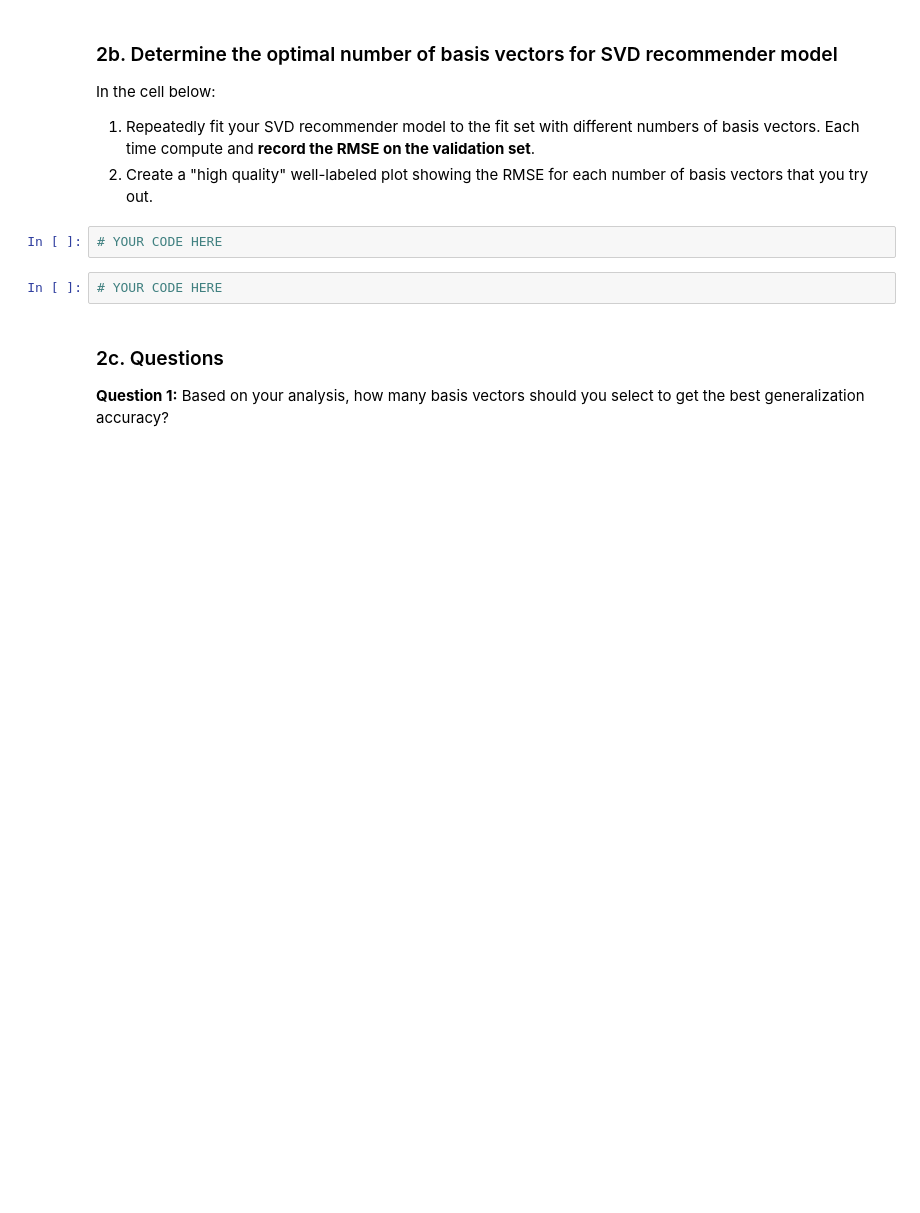
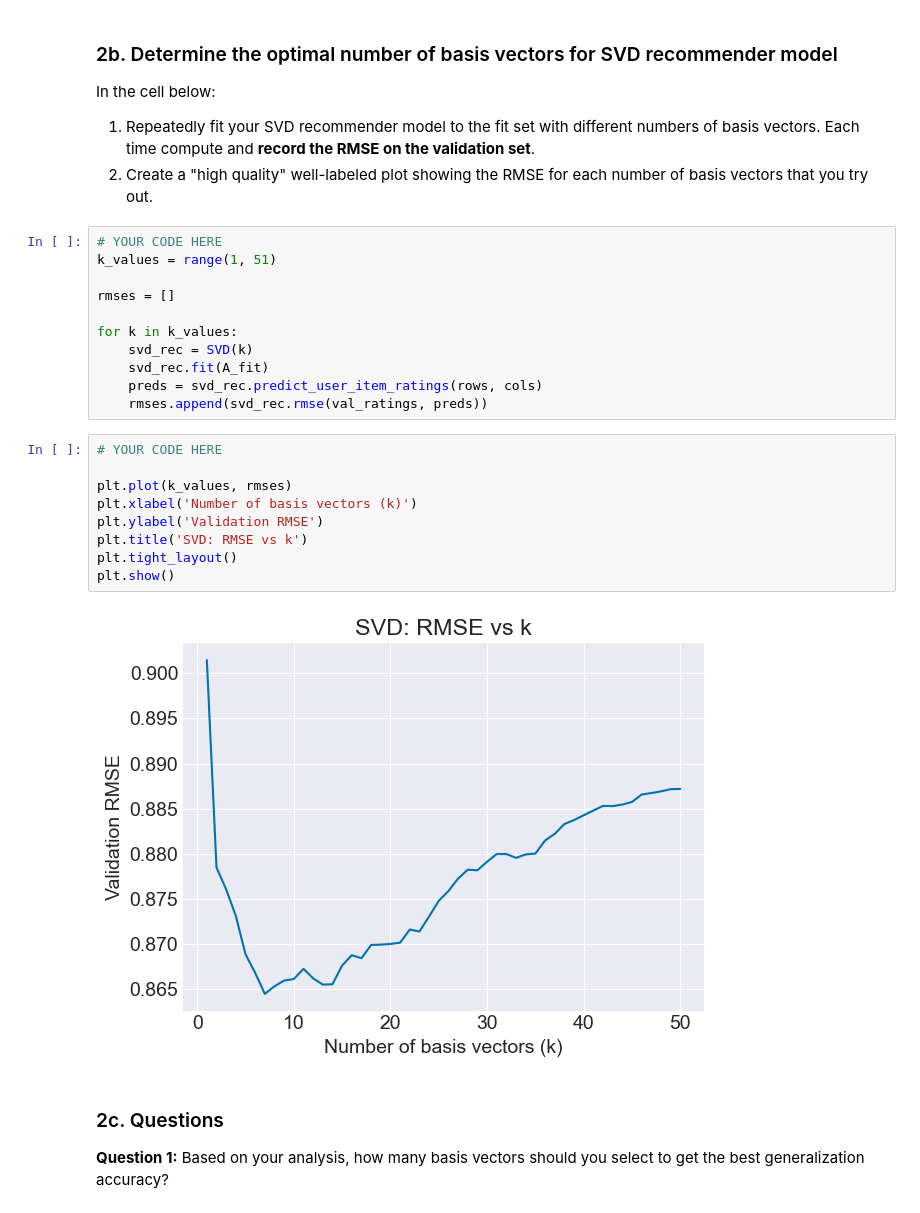
Before and after one commit to Mickey-Zhaang/ColbyCollege_CS252, a Jupyter notebook: Project5/movie_recommender.ipynb, the cells around one changed output. Saved outputs shown, nothing was run; the diff lists cells and outputs as text; blank space fills up the shorter version.

```diff
--- a/Project5/movie_recommender.ipynb
+++ b/Project5/movie_recommender.ipynb
@@ -263,10 +266,28 @@ The RMSE is 3.8471 and should be 3.8471
 In the cell below:
 1. Repeatedly fit your SVD recommender model to the fit set with different numbers of basis vectors. Each time compute and **record the RMSE on the validation set**.
 2. Create a "high quality" well-labeled plot showing the RMSE for each number of basis vectors that you try out.
-# %%
-# YOUR CODE HERE
-# %%
-# YOUR CODE HERE
+# %%
+# YOUR CODE HERE
+k_values = range(1, 51)
+
+rmses = []
+
+for k in k_values:
+    svd_rec = SVD(k)
+    svd_rec.fit(A_fit)
+    preds = svd_rec.predict_user_item_ratings(rows, cols)
+    rmses.append(svd_rec.rmse(val_ratings, preds))
+# %%
+# YOUR CODE HERE
+
+plt.plot(k_values, rmses)
+plt.xlabel('Number of basis vectors (k)')
+plt.ylabel('Validation RMSE')
+plt.title('SVD: RMSE vs k')
+plt.tight_layout()
+plt.show()
+# %% [output]
+[figure, added]
 # %% [markdown]
 ### 2c. Questions
 
```
Also changed, not shown: parts of 30 cells of this notebook, 11 other files.
